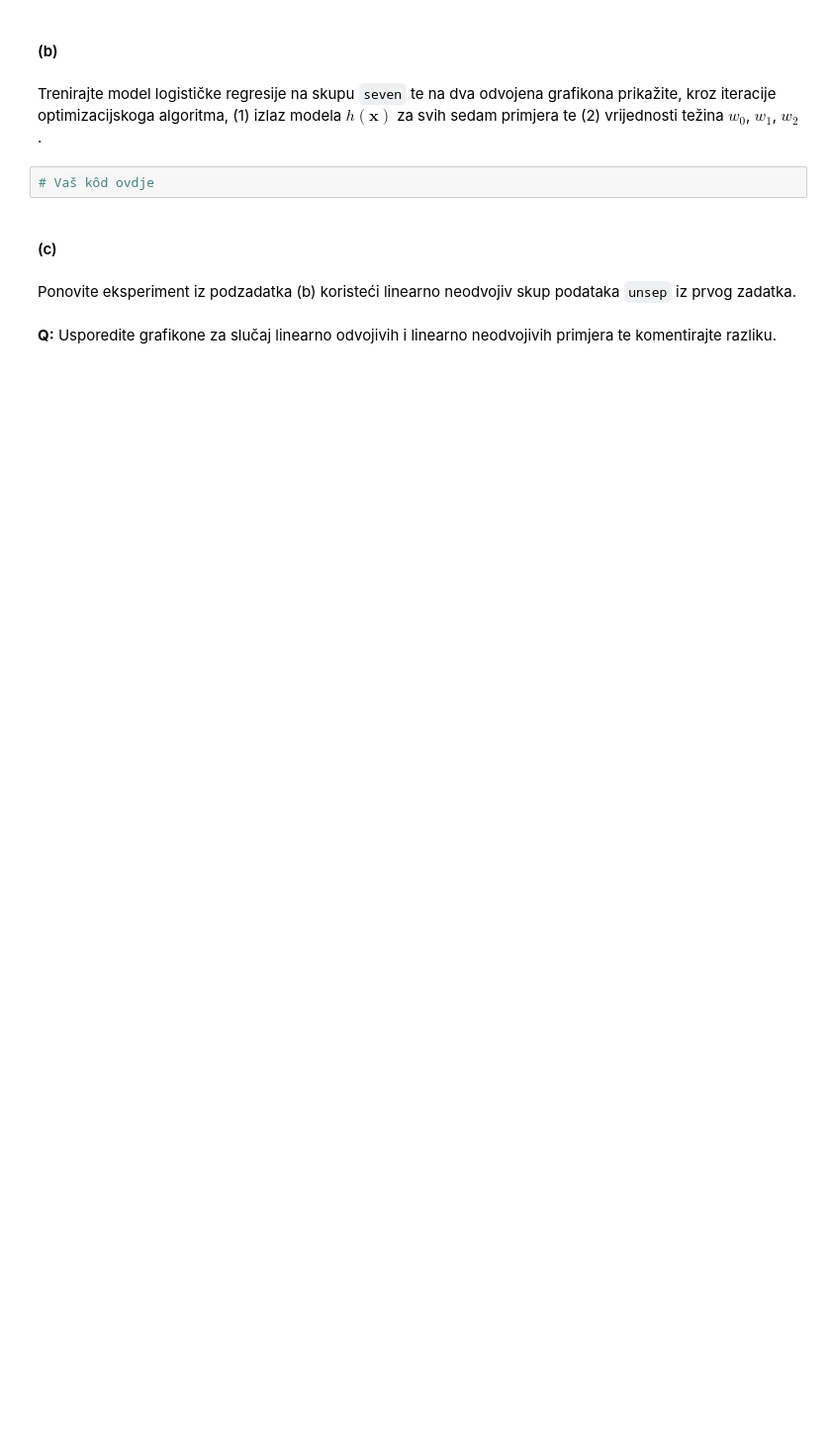
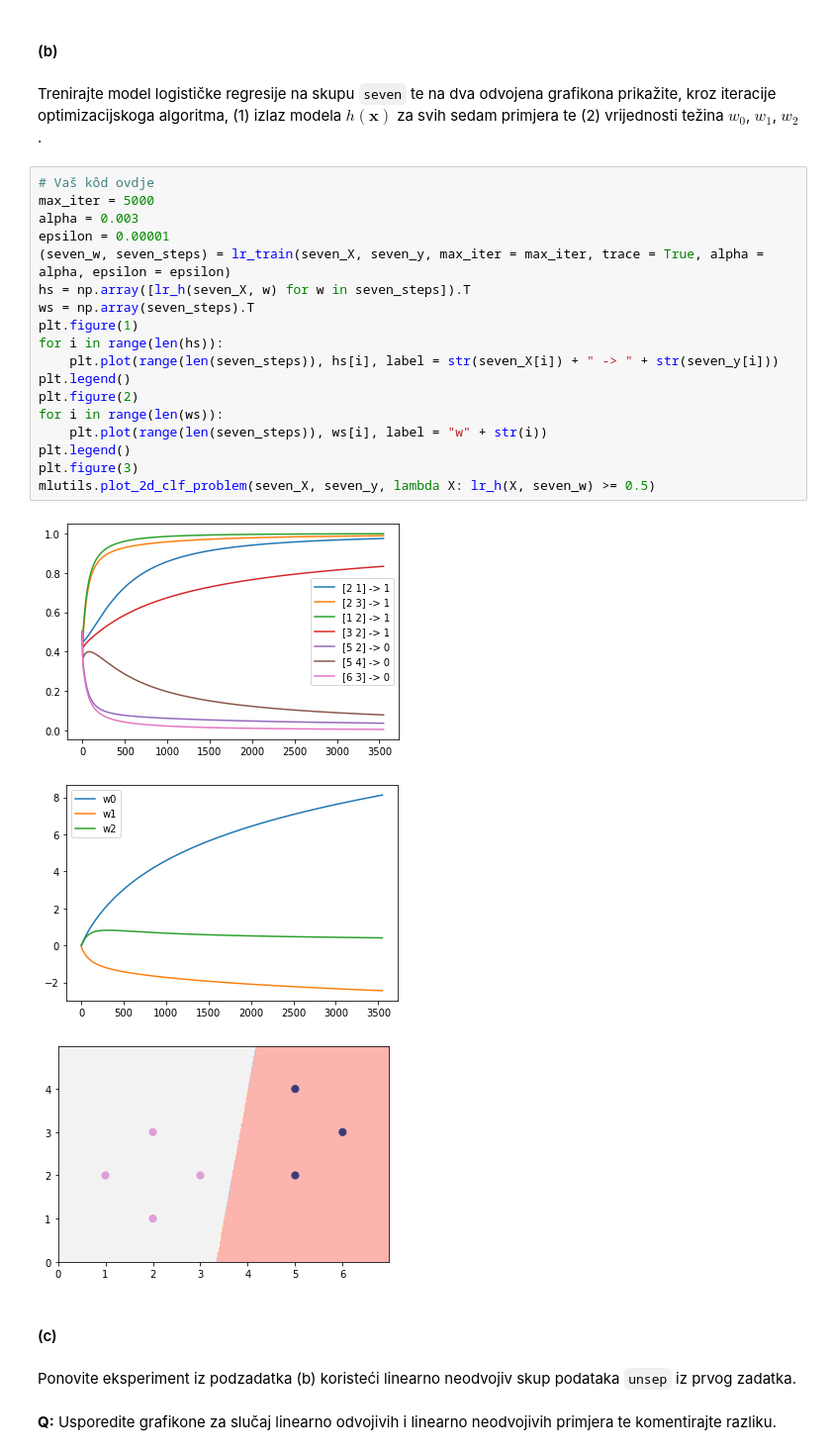
Before and after one commit to aj50009/su, a Jupyter notebook: SU-2019-LAB02-0036500097.ipynb, the cells around one changed output. Shown at 99% size. Drawn from its saved outputs; the diff is of its cells as text; blank space fills up the shorter version.

```diff
--- a/SU-2019-LAB02-0036500097.ipynb
+++ b/SU-2019-LAB02-0036500097.ipynb
@@ -343,8 +347,28 @@ Koristeći ugrađenu implementaciju logističke regresije, provjerite kako se lo
 #### (b)
 # %% [markdown]
 Trenirajte model logističke regresije na skupu `seven` te na dva odvojena grafikona prikažite, kroz iteracije optimizacijskoga algoritma, (1) izlaz modela $h(\mathbf{x})$ za svih sedam primjera te (2) vrijednosti težina $w_0$, $w_1$, $w_2$.
-# %%
-# Vaš kôd ovdje
+# %%
+# Vaš kôd ovdje
+max_iter = 5000
+alpha = 0.003
+epsilon = 0.00001
+(seven_w, seven_steps) = lr_train(seven_X, seven_y, max_iter = max_iter, trace = True, alpha = alpha, epsilon = epsilon)
+hs = np.array([lr_h(seven_X, w) for w in seven_steps]).T
+ws = np.array(seven_steps).T
+plt.figure(1)
+for i in range(len(hs)):
+    plt.plot(range(len(seven_steps)), hs[i], label = str(seven_X[i]) + " -> " + str(seven_y[i]))
+plt.legend()
+plt.figure(2)
+for i in range(len(ws)):
+    plt.plot(range(len(seven_steps)), ws[i], label = "w" + str(i))
+plt.legend()
+plt.figure(3)
+mlutils.plot_2d_clf_problem(seven_X, seven_y, lambda X: lr_h(X, seven_w) >= 0.5)
+# %% [output]
+[figure, added]
+[figure, added]
+[figure, added]
 # %% [markdown]
 #### (c)
 # %% [markdown]
```
Also changed, not shown: parts of 10 cells of this notebook.
